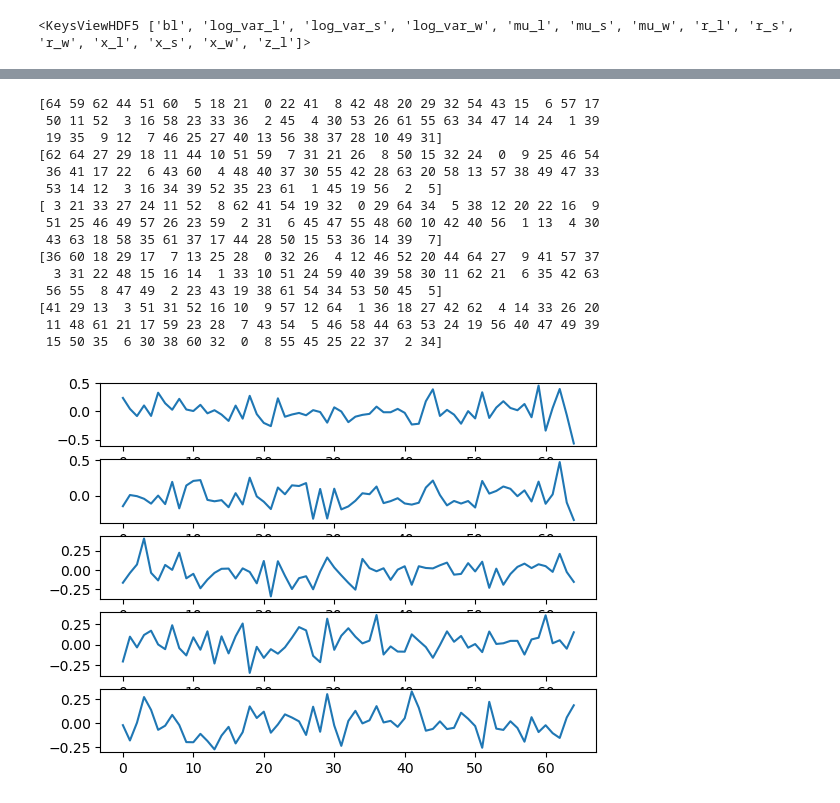
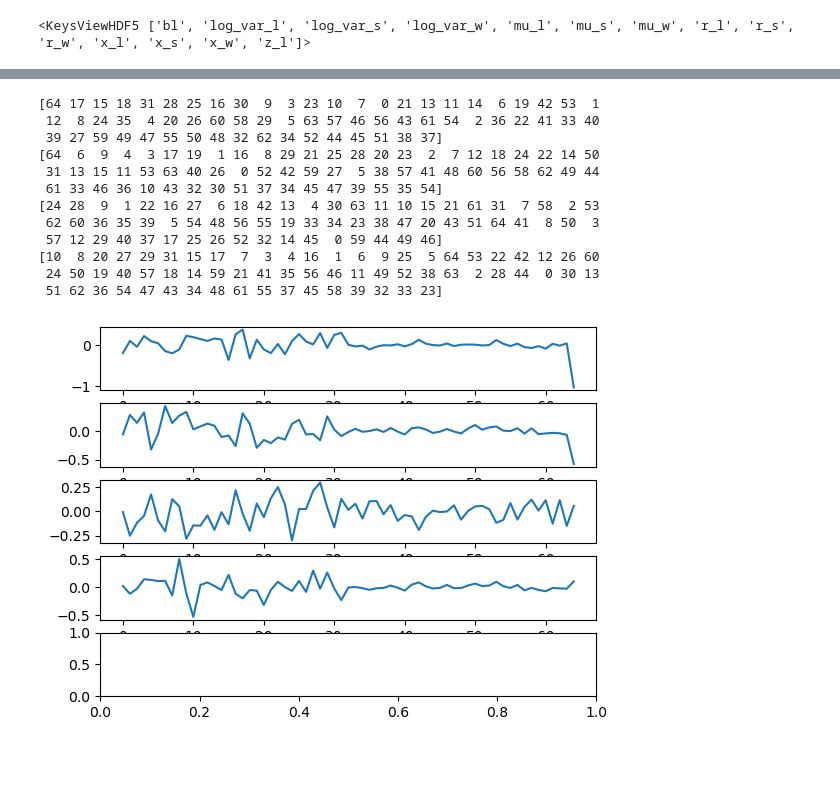
Before and after one commit to melioristic/FOMO-VAEM, a Jupyter notebook: nb_5_extreme_biomass_loss.ipynb, the cells around one changed output, grey strips where cells are left out. Cells and saved outputs as stored; diff of their text form; code cells hidden in the pictures; blank space fills up the shorter version.

```diff
--- a/nb_5_extreme_biomass_loss.ipynb
+++ b/nb_5_extreme_biomass_loss.ipynb
@@ -10,7 +10,7 @@ import matplotlib.pyplot as plt
 # %%
 test_data = DescriptorDatasets("data/test.h5")
 
-model = DescriptorVAE.load_from_checkpoint("/data/compoundx/anand/fomo-vaem/descriptor/lightning_logs/version_1/checkpoints/epoch=82-step=166000.ckpt",  map_location=torch.device("cpu") , valid_dataset=test_data, latent_dim=8, batch_size=64  )
+model = DescriptorVAE.load_from_checkpoint("/data/compoundx/anand/fomo-vaem/descriptor/lightning_logs/version_2/checkpoints/epoch=56-step=114000.ckpt",  map_location=torch.device("cpu") , valid_dataset=test_data, latent_dim=8, batch_size=64  )
 # %%
 with h5py.File("data/train.h5", "r") as f:
     print(f.keys())
@@ -43,32 +44,28 @@ array([0.09979646, 0.29409918, 0.3632038 , 0.00600711, 0.31920117,
 k_list = np.argsort(np.absolute(mu_l_x.mean(axis=0)-mu_l.mean(0)))[::-1]
 # %%
 fig, axes = plt.subplots(5,1)
-for i, k in enumerate(k_list[:5]):
+for i, k in enumerate(k_list[:4]):
 
     latent = mu_l.mean(axis=0)
     latent[k] = mu_l_x.mean(axis=0)[k]
     latent = torch.Tensor(latent[None,:])
     out = model.model.decoder.decode(latent)[0][0,:].cpu().detach().numpy()
     mean_l1 = np.concatenate([mu_w.mean(axis=0), mu_s.mean(axis=0), np.array(bl.mean(axis=0))[np.newaxis]])
     axes[i].plot(mean_l1-out)
-    # axes[i].plot(out)
 
     print(np.argsort(np.absolute(mean_l1-out))[::-1])
 # %% [output]
-[64 59 62 44 51 60  5 18 21  0 22 41  8 42 48 20 29 32 54 43 15  6 57 17
- 50 11 52  3 16 58 23 33 36  2 45  4 30 53 26 61 55 63 34 47 14 24  1 39
- 19 35  9 12  7 46 25 27 40 13 56 38 37 28 10 49 31]
-[62 64 27 29 18 11 44 10 51 59  7 31 21 26  8 50 15 32 24  0  9 25 46 54
- 36 41 17 22  6 43 60  4 48 40 37 30 55 42 28 63 20 58 13 57 38 49 47 33
- 53 14 12  3 16 34 39 52 35 23 61  1 45 19 56  2  5]
-[ 3 21 33 27 24 11 52  8 62 41 54 19 32  0 29 64 34  5 38 12 20 22 16  9
- 51 25 46 49 57 26 23 59  2 31  6 45 47 55 48 60 10 42 40 56  1 13  4 30
- 43 63 18 58 35 61 37 17 44 28 50 15 53 36 14 39  7]
-[36 60 18 29 17  7 13 25 28  0 32 26  4 12 46 52 20 44 64 27  9 41 57 37
-  3 31 22 48 15 16 14  1 33 10 51 24 59 40 39 58 30 11 62 21  6 35 42 63
- 56 55  8 47 49  2 23 43 19 38 61 54 34 53 50 45  5]
-[41 29 13  3 51 31 52 16 10  9 57 12 64  1 36 18 27 42 62  4 14 33 26 20
- 11 48 61 21 17 59 23 28  7 43 54  5 46 58 44 63 53 24 19 56 40 47 49 39
- 15 50 35  6 30 38 60 32  0  8 55 45 25 22 37  2 34]
+[64 17 15 18 31 28 25 16 30  9  3 23 10  7  0 21 13 11 14  6 19 42 53  1
+ 12  8 24 35  4 20 26 60 58 29  5 63 57 46 56 43 61 54  2 36 22 41 33 40
+ 39 27 59 49 47 55 50 48 32 62 34 52 44 45 51 38 37]
+[64  6  9  4  3 17 19  1 16  8 29 21 25 28 20 23  2  7 12 18 24 22 14 50
+ 31 13 15 11 53 63 40 26  0 52 42 59 27  5 38 57 41 48 60 56 58 62 49 44
+ 61 33 46 36 10 43 32 30 51 37 34 45 47 39 55 35 54]
+[24 28  9  1 22 16 27  6 18 42 13  4 30 63 11 10 15 21 61 31  7 58  2 53
+ 62 60 36 35 39  5 54 48 56 55 19 33 34 23 38 47 20 43 51 64 41  8 50  3
+ 57 12 29 40 37 17 25 26 52 32 14 45  0 59 44 49 46]
+[10  8 20 27 29 31 15 17  7  3  4 16  1  6  9 25  5 64 53 22 42 12 26 60
+ 24 50 19 40 57 18 14 59 21 41 35 56 46 11 49 52 38 63  2 28 44  0 30 13
+ 51 62 36 54 47 43 34 48 61 55 37 45 58 39 32 33 23]
-[figure, old version]
+[figure, new version]
 # %%
```
Also changed, not shown: parts of 10 cells of this notebook, 5 other files.
